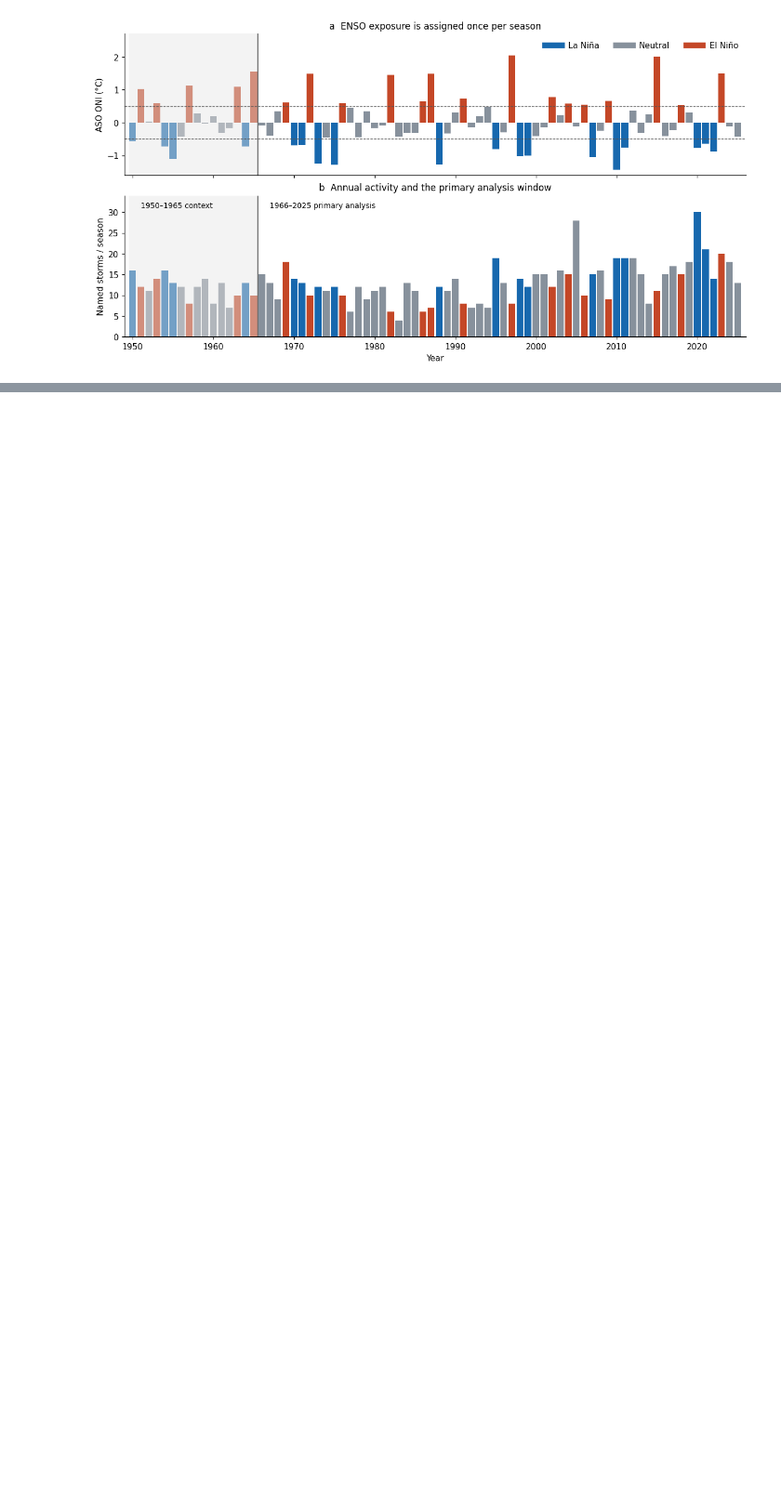
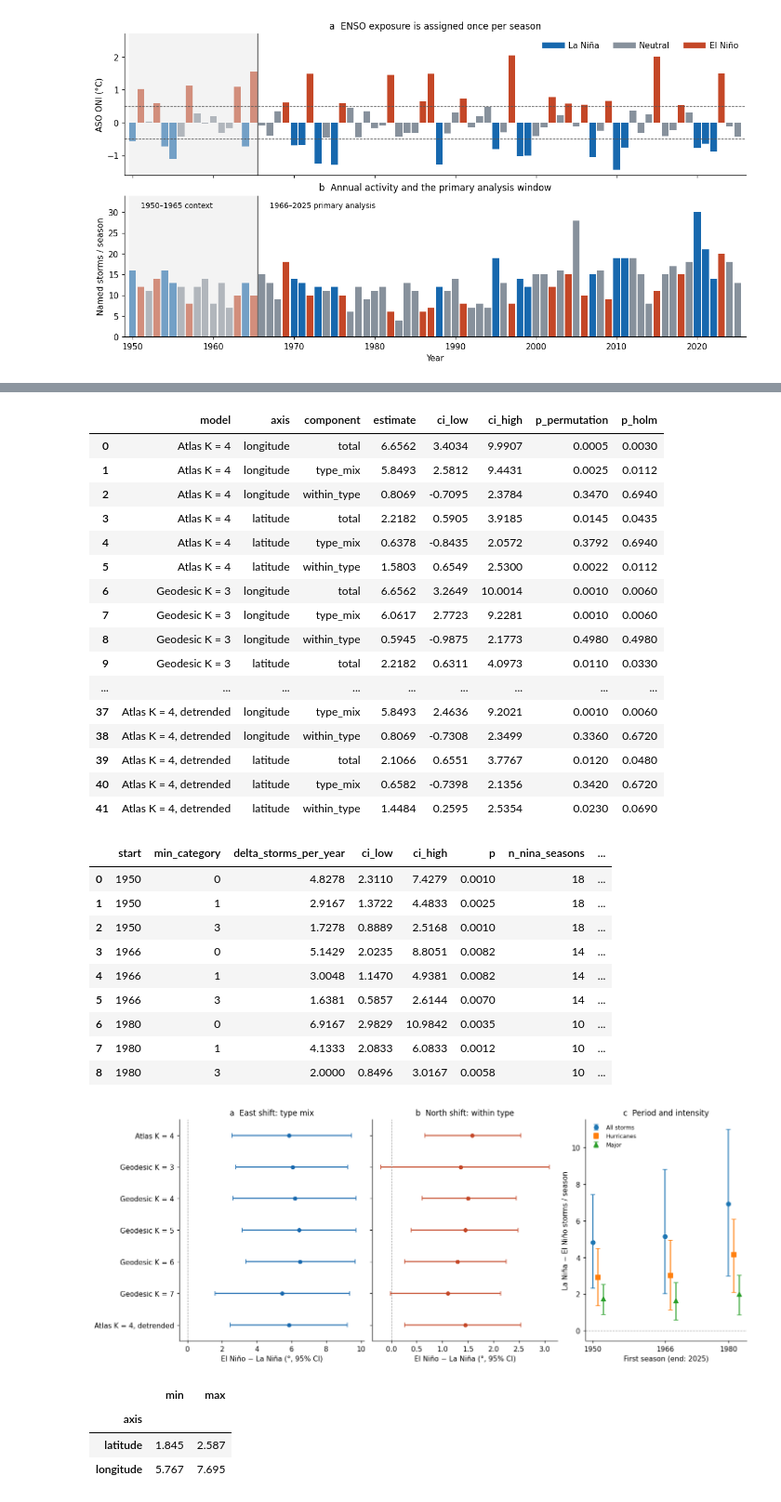
Before and after one commit to BokaiHe/ENSO-Storm-Atlas, a Jupyter notebook: notebooks/enso_storm_atlas_research.ipynb, the cells around one changed output, grey strips where cells are left out. Shown at 93% size. Drawn from its saved outputs; the diff is of its cells as text; code cells hidden in the pictures; blank space fills up the shorter version.

```diff
--- a/notebooks/enso_storm_atlas_research.ipynb
+++ b/notebooks/enso_storm_atlas_research.ipynb
@@ -417,0 +245,45 @@ Consistency checks passed; all figures and tables were generated in this executi
+# %%
+robust, sensitivity, leave_one_out = aa.robustness(storms, fits, season)
+display(robust[['model','axis','component','estimate','ci_low','ci_high','p_permutation','p_holm']].round(4))
+display(sensitivity.round(4))
+aa.fig_robustness(robust, sensitivity)
+display(leave_one_out.groupby('axis').estimate.agg(['min','max']).round(3))
+temporal = aa.temporal_sensitivity(storms, season)
+display(temporal.round(4))
+north = robust.query('axis == "latitude" and component == "within_type"')
+display(Markdown('**Northward within-type estimates:** ' + '; '.join(
+    f"{r.model}: {r.estimate:.2f}° [95% CI {r.ci_low:.2f}, {r.ci_high:.2f}], within-model Holm p={r.p_holm:.3f}"
+    for r in north.itertuples()) + '.'))
+# %% [output]
+|  | model | axis | component | estimate | ci_low | ci_high | p_permutation | p_holm |
+| 0 | Atlas K = 4 | longitude | total | 6.6562 | 3.4034 | 9.9907 | 0.0005 | 0.0030 |
+| 1 | Atlas K = 4 | longitude | type_mix | 5.8493 | 2.5812 | 9.4431 | 0.0025 | 0.0112 |
+| 2 | Atlas K = 4 | longitude | within_type | 0.8069 | -0.7095 | 2.3784 | 0.3470 | 0.6940 |
+| 3 | Atlas K = 4 | latitude | total | 2.2182 | 0.5905 | 3.9185 | 0.0145 | 0.0435 |
+| 4 | Atlas K = 4 | latitude | type_mix | 0.6378 | -0.8435 | 2.0572 | 0.3792 | 0.6940 |
+| 5 | Atlas K = 4 | latitude | within_type | 1.5803 | 0.6549 | 2.5300 | 0.0022 | 0.0112 |
+| 6 | Geodesic K = 3 | longitude | total | 6.6562 | 3.2649 | 10.0014 | 0.0010 | 0.0060 |
+| 7 | Geodesic K = 3 | longitude | type_mix | 6.0617 | 2.7723 | 9.2281 | 0.0010 | 0.0060 |
+| 8 | Geodesic K = 3 | longitude | within_type | 0.5945 | -0.9875 | 2.1773 | 0.4980 | 0.4980 |
+| 9 | Geodesic K = 3 | latitude | total | 2.2182 | 0.6311 | 4.0973 | 0.0110 | 0.0330 |
+| ... | ... | ... | ... | ... | ... | ... | ... | ... |
+| 37 | Atlas K = 4, detrended | longitude | type_mix | 5.8493 | 2.4636 | 9.2021 | 0.0010 | 0.0060 |
+| 38 | Atlas K = 4, detrended | longitude | within_type | 0.8069 | -0.7308 | 2.3499 | 0.3360 | 0.6720 |
+| 39 | Atlas K = 4, detrended | latitude | total | 2.1066 | 0.6551 | 3.7767 | 0.0120 | 0.0480 |
+| 40 | Atlas K = 4, detrended | latitude | type_mix | 0.6582 | -0.7398 | 2.1356 | 0.3420 | 0.6720 |
+| 41 | Atlas K = 4, detrended | latitude | within_type | 1.4484 | 0.2595 | 2.5354 | 0.0230 | 0.0690 |
+|  | start | min_category | delta_storms_per_year | ci_low | ci_high | p | n_nina_seasons | ... |
+| 0 | 1950 | 0 | 4.8278 | 2.3110 | 7.4279 | 0.0010 | 18 | ... |
+| 1 | 1950 | 1 | 2.9167 | 1.3722 | 4.4833 | 0.0025 | 18 | ... |
+| 2 | 1950 | 3 | 1.7278 | 0.8889 | 2.5168 | 0.0010 | 18 | ... |
+| 3 | 1966 | 0 | 5.1429 | 2.0235 | 8.8051 | 0.0082 | 14 | ... |
+| 4 | 1966 | 1 | 3.0048 | 1.1470 | 4.9381 | 0.0082 | 14 | ... |
+| 5 | 1966 | 3 | 1.6381 | 0.5857 | 2.6144 | 0.0070 | 14 | ... |
+| 6 | 1980 | 0 | 6.9167 | 2.9829 | 10.9842 | 0.0035 | 10 | ... |
+| 7 | 1980 | 1 | 4.1333 | 2.0833 | 6.0833 | 0.0012 | 10 | ... |
+| 8 | 1980 | 3 | 2.0000 | 0.8496 | 3.0167 | 0.0058 | 10 | ... |
+[figure, added]
+|  | min | max |
+| axis |  |  |
+| latitude | 1.845 | 2.587 |
+| longitude | 5.767 | 7.695 |
```
Also changed, not shown: parts of 53 cells of this notebook, 38 other files.
